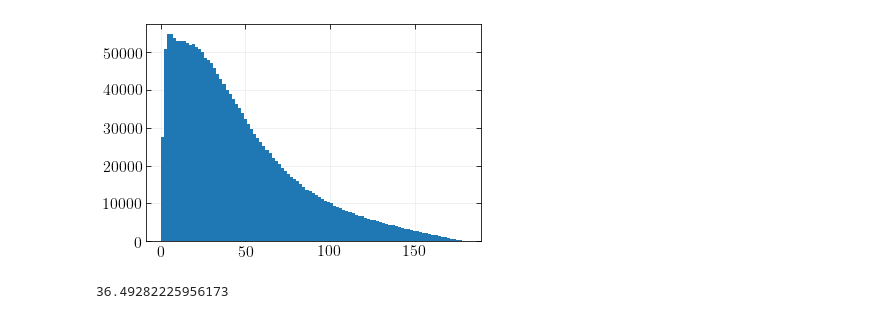
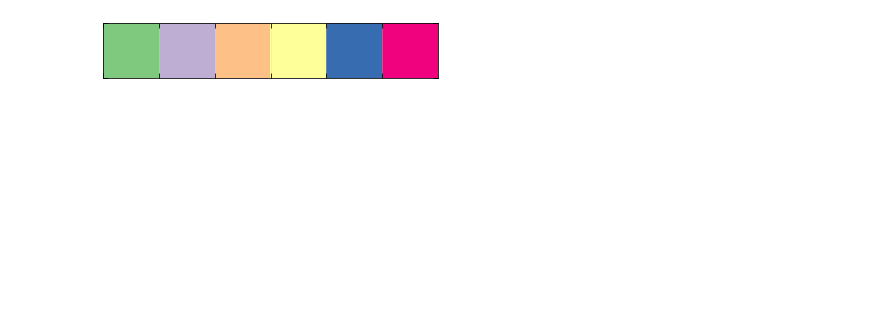
Before and after one commit to apizzuto/Novae, a Jupyter notebook: notebook/likelihood_histograms.ipynb, the cells around one changed output. Cells and saved outputs as stored; diff of their text form; code cells hidden in the pictures; blank space fills up the shorter version.

```diff
--- a/notebook/likelihood_histograms.ipynb
+++ b/notebook/likelihood_histograms.ipynb
@@ -1,19 +1,23 @@
 # %%
 import numpy as np
 import pandas as pd
 from glob import glob
 import sys
 from icecube import astro
 sys.path.append('/home/apizzuto/Nova/scripts/')
 from Novae import Nova
 import matplotlib.pyplot as plt
 from astropy.time import Time
 import seaborn as sns
 import matplotlib as mpl
 from numpy.lib.recfunctions import append_fields
 plt.style.use('/home/apizzuto/Nova/scripts/novae_plots.mplstyle')
 %matplotlib inline
 palette = sns.color_palette('colorblind')
+palette = ['#7fc97f', '#beaed4', '#fdc086', '#ffff99', '#386cb0', '#f0027f']
+sns.palplot(palette)
+# %% [output]
+[figure, added]
 # %%
 def mids(arr):
     return arr[:-1] + (np.diff(arr) / 2.)
@@ -91,12 +95,3 @@ master_grl = np.unique(master_grl)
 datas[0]
 dpsi = deltaPsi(mc['dec'], mc['ra'], mc['trueDec'], mc['trueRa'])
 mc = append_fields(mc, 'deltaPsi', dpsi, usemask=False)
-# %%
-plt.hist(mc['deltaPsi']*180. / np.pi, bins = np.linspace(0., 180., 100), zorder = 20)
-plt.show()
-# %% [output]
-[figure, removed]
-# %%
-np.median(mc['deltaPsi']) * 180. / np.pi
-# %% [output]
-36.49282225956173
```
Also changed, not shown: parts of 6 cells of this notebook, 31 other files.
